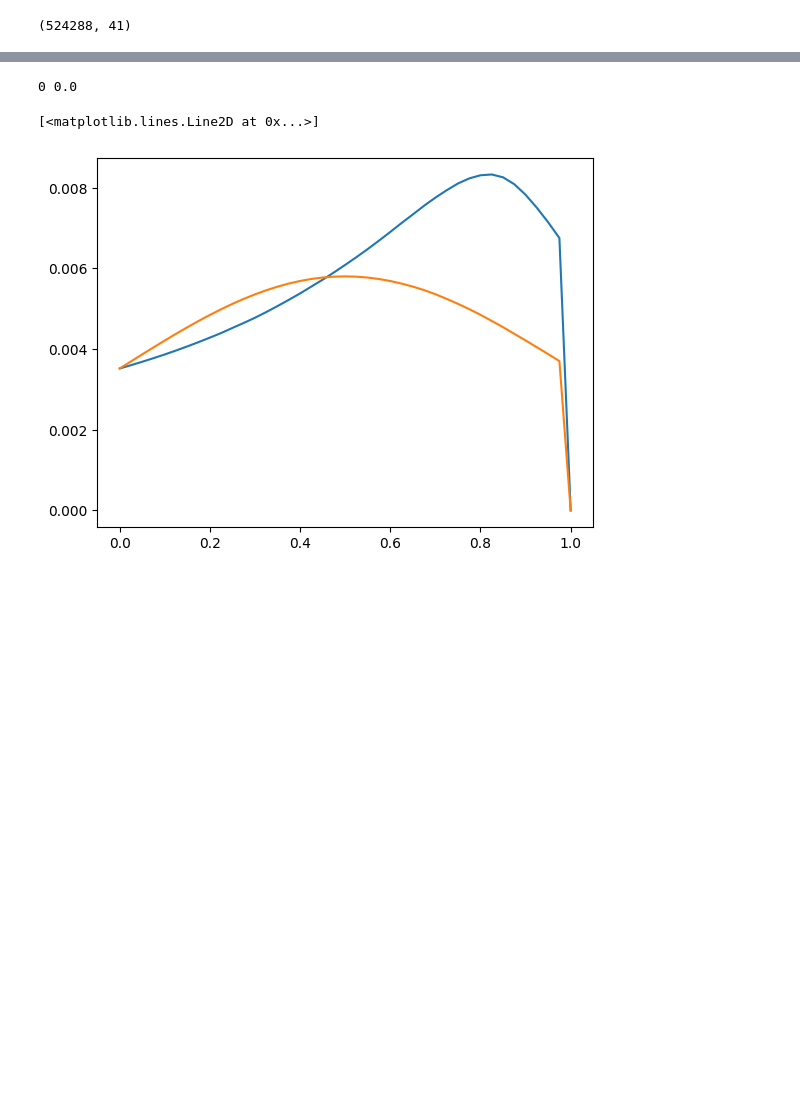
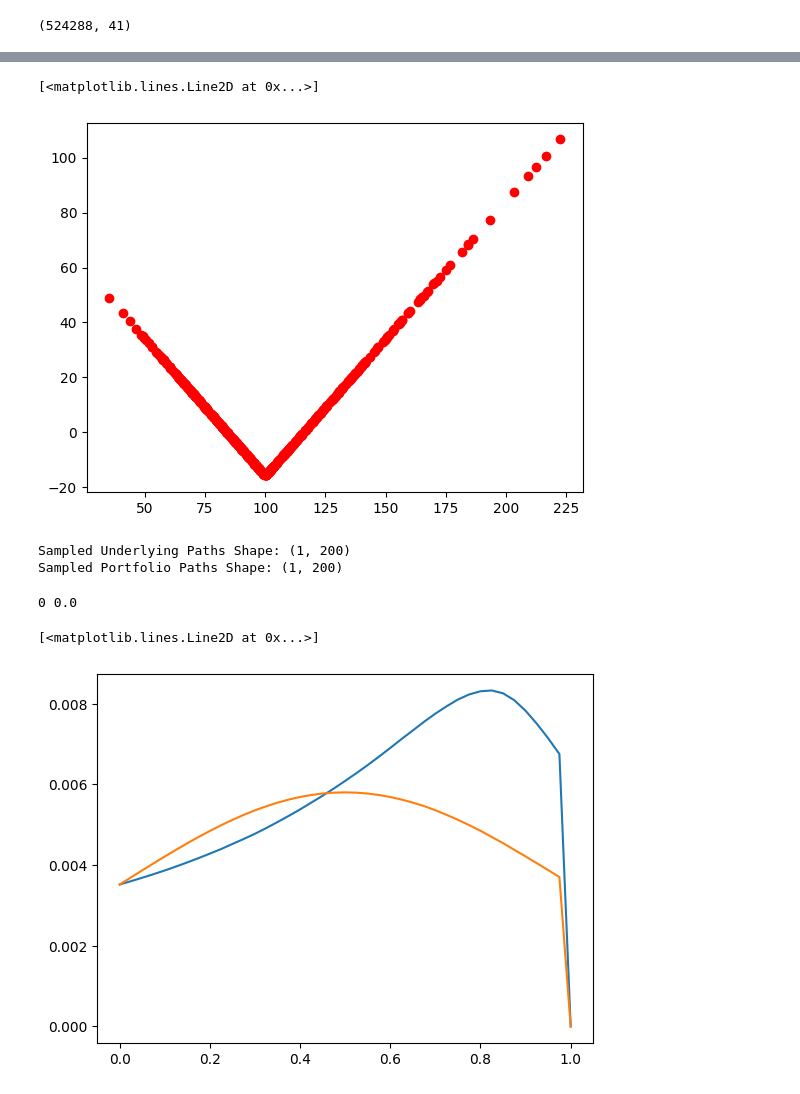
Before and after one commit to tamaghnaroy/JupyterNotebooks, a Jupyter notebook: DeltaHedging.ipynb, the cells around one changed output, grey strips where cells are left out. Cells and saved outputs as stored; diff of their text form; code cells hidden in the pictures; blank space fills up the shorter version.

```diff
--- a/DeltaHedging.ipynb
+++ b/DeltaHedging.ipynb
@@ -1331,3 +1599,82 @@ F.shape
+# %%
+plt.plot(F[:, -1], opt_pnl_paths[:, -1], 'ro')
+# %% [output]
+[<matplotlib.lines.Line2D at 0x...>]
+[figure, added]
+# %%
+import numpy as np
+from plotly.subplots import make_subplots
+
+def plot_adhoc_paths(N=1):
+    # Choose a sample of N integers from the range of available paths
+    sample_indices = np.random.choice(F.shape[0], N, replace=False)
+
+    # Select the underlying paths and portfolio paths using the sample indices
+    sampled_underlying_paths = F[sample_indices]
+    sampled_portfolio_paths = portfolio_paths[sample_indices]
+    sampled_optpnl_paths = opt_pnl_paths[sample_indices]
+    sampled_delta_hedge_paths = hedge_paths[sample_indices]
+    time_grid = np.arange(sampled_underlying_paths.shape[1])
+
+    # Print the shapes of the sampled arrays to verify
+    print("Sampled Underlying Paths Shape:", sampled_underlying_paths.shape)
+    print("Sampled Portfolio Paths Shape:", sampled_portfolio_paths.shape)
+
+    import plotly.graph_objects as go
+
+    # Create subplots with shared x-axis
+    fig = make_subplots(rows=4, cols=1, shared_xaxes=True, subplot_titles=("Underlying Paths", "Portfolio Paths", "OptPnL paths", "HedgePnL paths"))
+
+    # Add underlying paths to the first subplot
+    for i in range(N):
+        fig.add_trace(go.Scatter(x=time_grid, y=sampled_underlying_paths[i], mode='lines', name=f'Underlying Path {i}', hoverinfo='x+y', legendgroup=f'group{i}', line=dict(width=1)), row=1, col=1)
+
+    # Add portfolio paths to the second subplot
+    for i in range(N):
+        fig.add_trace(go.Scatter(x=time_grid, y=sampled_portfolio_paths[i], mode='lines', name=f'Portfolio Path {i}', hoverinfo='x+y', legendgroup=f'group{i}', line=dict(width=1)), row=2, col=1)
+
+    # Add optpnl paths to the second subplot
+    for i in range(N):
+        fig.add_trace(go.Scatter(x=time_grid, y=sampled_optpnl_paths[i], mode='lines', name=f'OptPnl Path {i}', hoverinfo='x+y', legendgroup=f'group{i}', line=dict(width=1)), row=3, col=1)
+
+    # Add fwd hedge paths to the second subplot
+    for i in range(N):
+        fig.add_trace(go.Scatter(x=time_grid, y=sampled_delta_hedge_paths[i], mode='lines', name=f'HedgePnl Path {i}', hoverinfo='x+y', legendgroup=f'group{i}', line=dict(width=1)), row=4, col=1)
+
+    # Update layout for better visualization
+    fig.update_layout(height=800, width=1000, title_text="Underlying and Portfolio Paths with Cross-Filtering", hovermode='x unified', margin=dict(l=20, r=20, t=40, b=20))
+
+    # Add cross-filtering callback
+    fig.update_traces(hoverinfo='x+y', hovertemplate='Time: %{x}<br>Value: %{y}')
+
+    # Add hover event to highlight corresponding paths
+    for i in range(N):
+        fig.data[i].on_hover(lambda trace, points, state: fig.update_traces(
+            selector=dict(legendgroup=trace.legendgroup),
+            line=dict(width=3, color='red')
+        ))
+        fig.data[i + N].on_hover(lambda trace, points, state: fig.update_traces(
+            selector=dict(legendgroup=trace.legendgroup),
+            line=dict(width=3, color='red')
+        ))
+
+    # Add unhover event to reset path styles
+    for i in range(N):
+        fig.data[i].on_unhover(lambda trace, points, state: fig.update_traces(
+            selector=dict(legendgroup=trace.legendgroup),
+            line=dict(width=1, color='blue')
+        ))
+        fig.data[i + N].on_unhover(lambda trace, points, state: fig.update_traces(
+            selector=dict(legendgroup=trace.legendgroup),
+            line=dict(width=1, color='blue')
+        ))
+    # Show the plot
+    fig.show()
+
+plot_adhoc_paths(1)
+# %% [output]
+Sampled Underlying Paths Shape: (1, 200)
+Sampled Portfolio Paths Shape: (1, 200)
 # %%
 objBS = BlackScholesPricer(100, 1, "C", 0)
 sim_results = objBS.price_across_simulation_paths(F, sigma)
```
Also changed, not shown: parts of 5 cells of this notebook.
